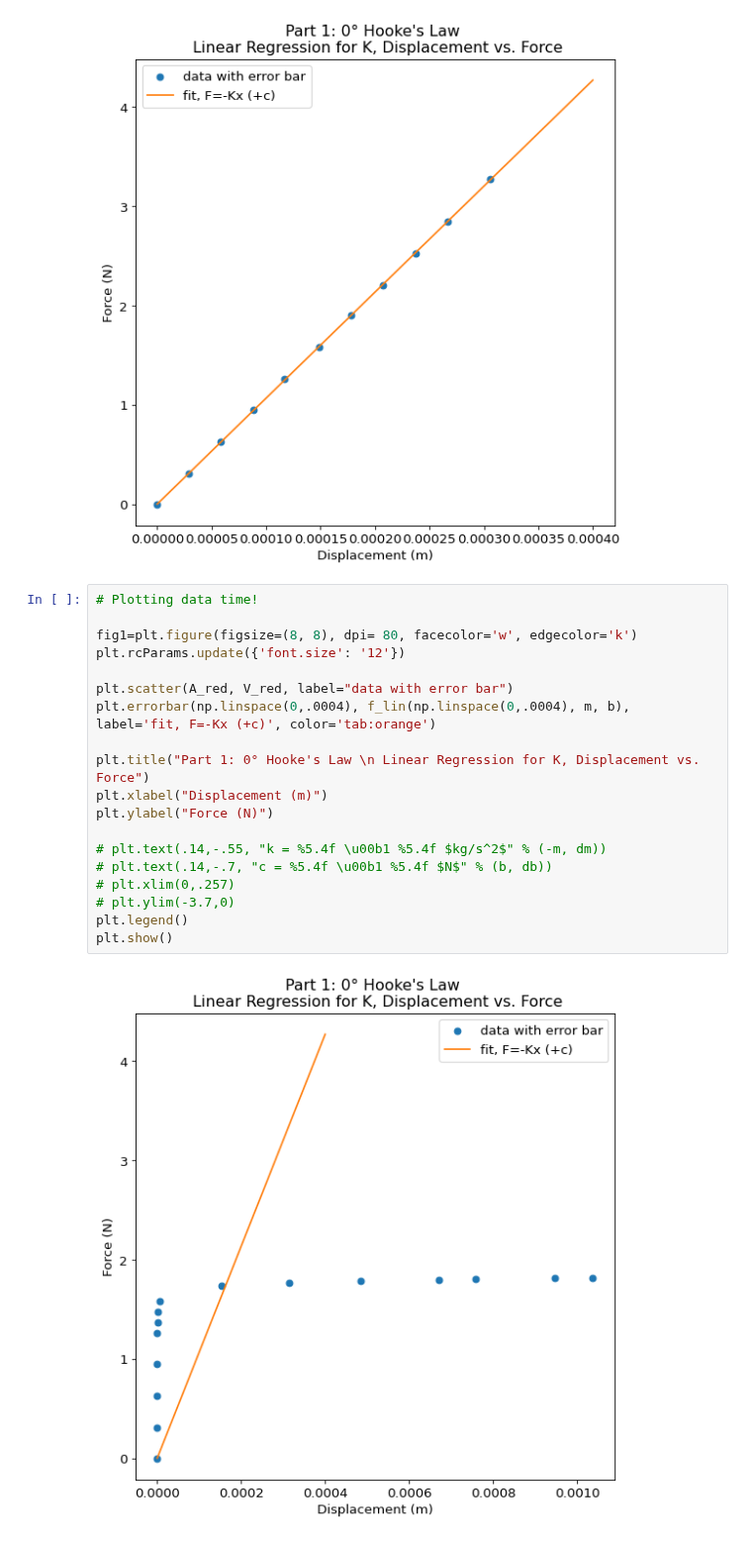
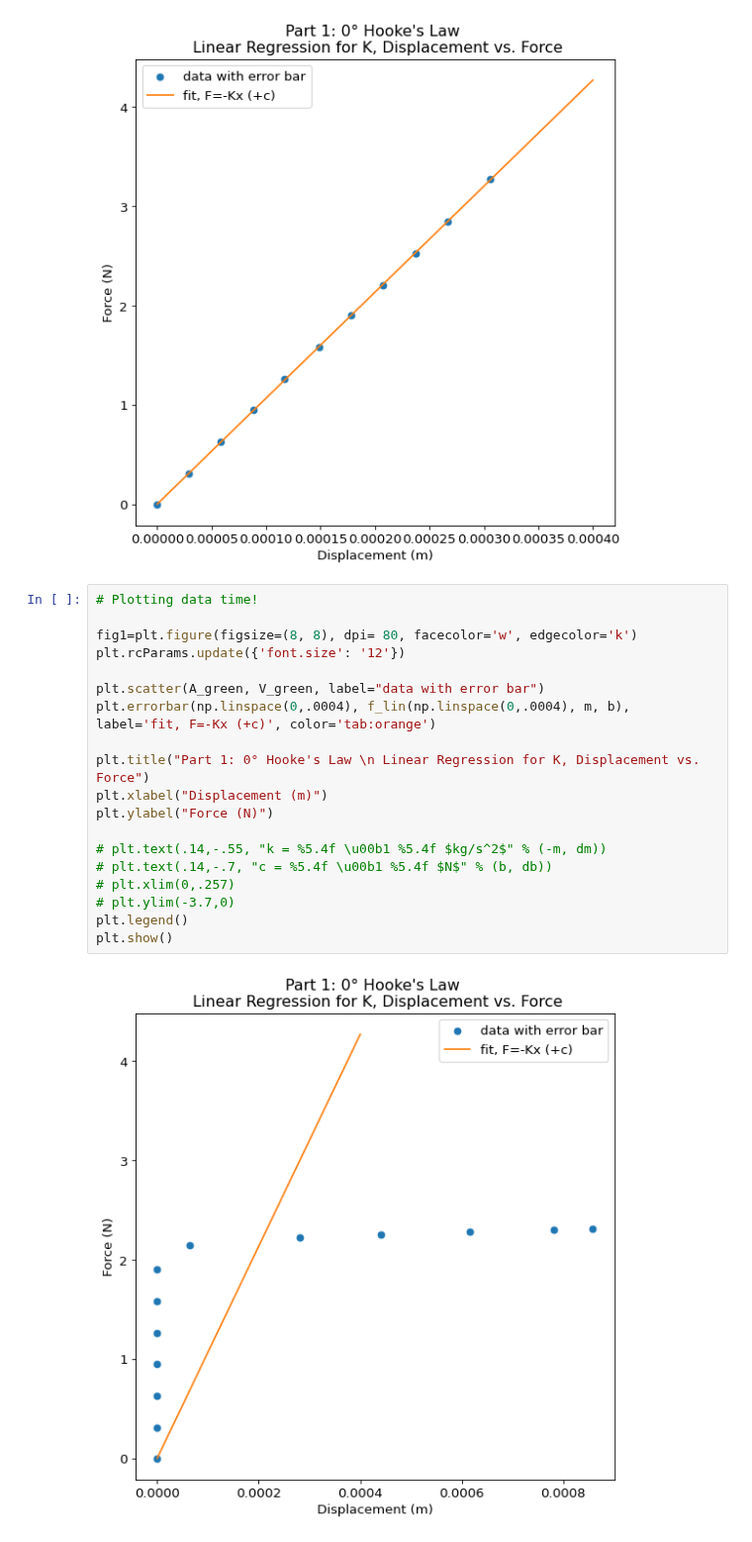
Before and after one commit to matthew-ding/physics5bl, a Jupyter notebook: Lab8/Lab8_Part2.ipynb, the cells around one changed output. Shown at 99% size. Cells and saved outputs as stored; diff of their text form.

```diff
--- a/Lab8/Lab8_Part2.ipynb
+++ b/Lab8/Lab8_Part2.ipynb
@@ -66,21 +66,21 @@ plt.show()
 # %%
 # Plotting data time!
 
 fig1=plt.figure(figsize=(8, 8), dpi= 80, facecolor='w', edgecolor='k')
 plt.rcParams.update({'font.size': '12'})
 
-plt.scatter(A_red, V_red, label="data with error bar")
+plt.scatter(A_green, V_green, label="data with error bar")
 plt.errorbar(np.linspace(0,.0004), f_lin(np.linspace(0,.0004), m, b), label='fit, F=-Kx (+c)', color='tab:orange')
 
 plt.title("Part 1: 0° Hooke's Law \n Linear Regression for K, Displacement vs. Force")
 plt.xlabel("Displacement (m)")
 plt.ylabel("Force (N)")
 
 # plt.text(.14,-.55, "k = %5.4f \u00b1 %5.4f $kg/s^2$" % (-m, dm))
 # plt.text(.14,-.7, "c = %5.4f \u00b1 %5.4f $N$" % (b, db))
 # plt.xlim(0,.257)
 # plt.ylim(-3.7,0)
 plt.legend()
 plt.show()
 # %% [output]
-[figure, old version]
+[figure, new version]
```
